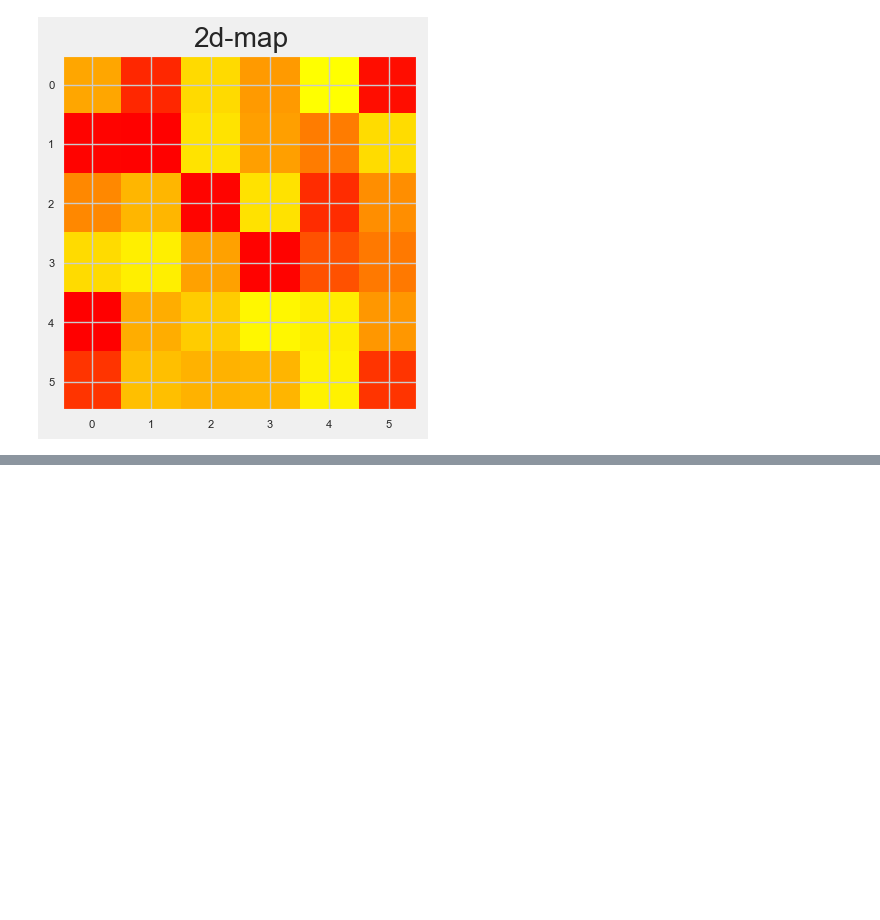
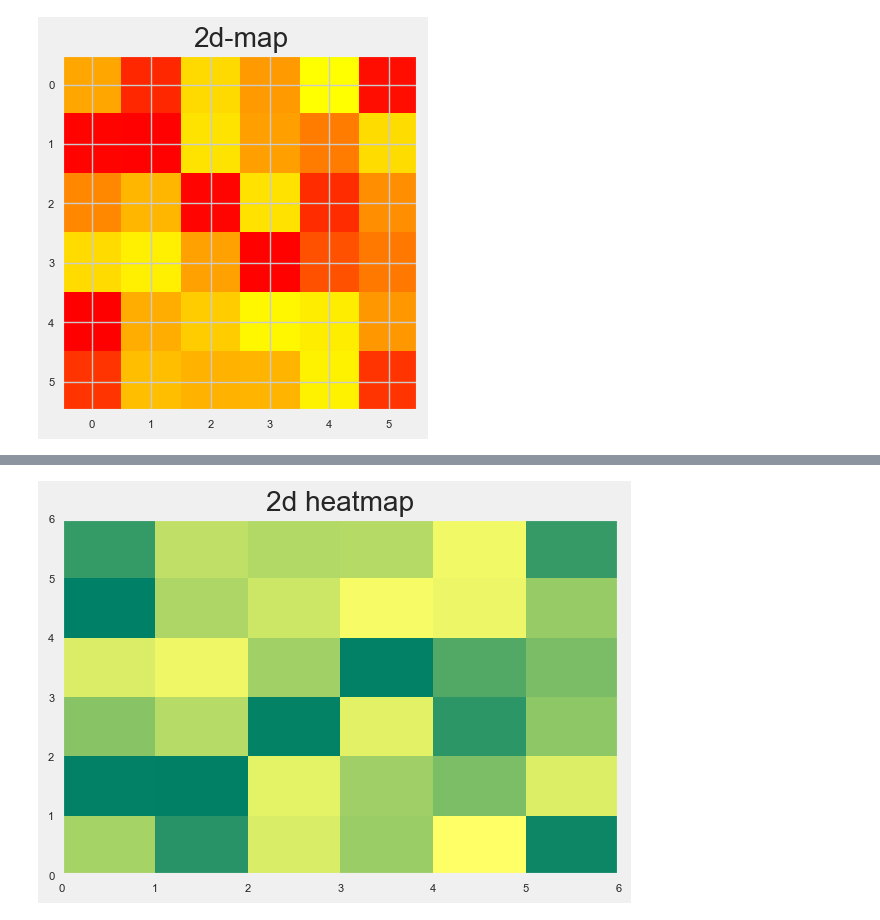
Before and after one commit to Ronit26Mehta/Python-Laborartory, a Jupyter notebook: 8_exp/ploting.ipynb, the cells around one changed output, grey strips where cells are left out. Cells and saved outputs as stored; diff of their text form; code cells hidden in the pictures; blank space fills up the shorter version.

```diff
--- a/8_exp/ploting.ipynb
+++ b/8_exp/ploting.ipynb
@@ -703,0 +710,6 @@ plt.show()
+# %%
+plt.pcolormesh(data,cmap='summer')
+plt.title("2d heatmap")
+plt.show()
+# %% [output]
+[figure, added]
```
Also changed, not shown: parts of 5 cells of this notebook.
